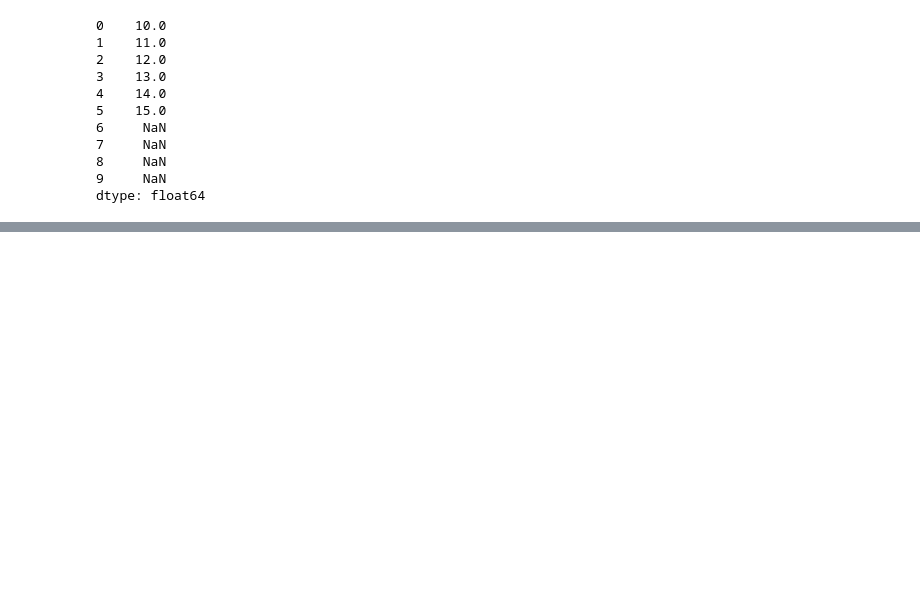
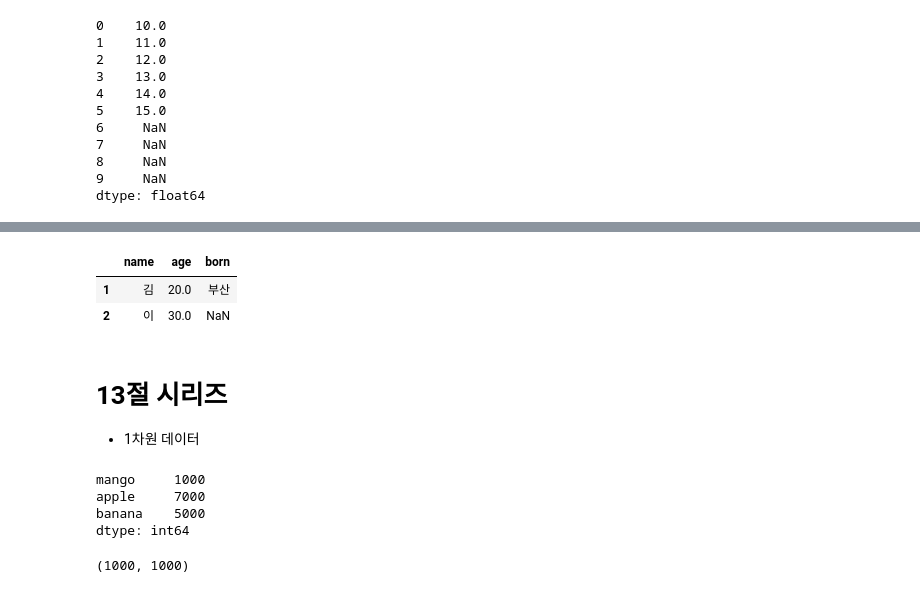
Before and after one commit to comlec/ai_x, a Jupyter notebook: source/01_python/ch11_데이터프레임과시리즈(Pandas)_9절~.ipynb, the cells around one changed output, grey strips where cells are left out. Cells and saved outputs as stored; diff of their text form; code cells hidden in the pictures; blank space fills up the shorter version.

```diff
--- a/source/01_python/ch11_데이터프레임과시리즈(Pandas)_9절~.ipynb
+++ b/source/01_python/ch11_데이터프레임과시리즈(Pandas)_9절~.ipynb
@@ -853,0 +888,22 @@ dtype: float64
+# %%
+df.dropna(subset=['name','age'])
+# %% [output]
+|  | name | age | born |
+| 1 | 김 | 20.0 | 부산 |
+| 2 | 이 | 30.0 | NaN |
+# %% [markdown]
+# 13절 시리즈
+- 1차원 데이터
+# %%
+s = pd.Series([1000, 7000, 5000],
+             index=['mango','apple','banana'])
+s
+# %% [output]
+mango     1000
+apple     7000
+banana    5000
+dtype: int64
+# %%
+s['mango'], s.mango
+# %% [output]
+(1000, 1000)
```
Also changed, not shown: parts of 18 cells of this notebook.
